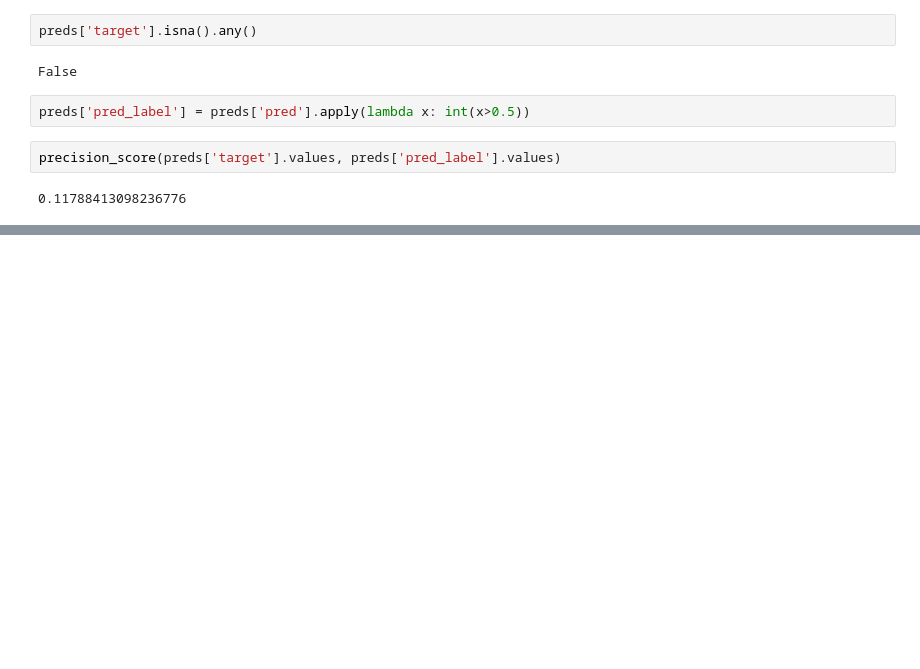
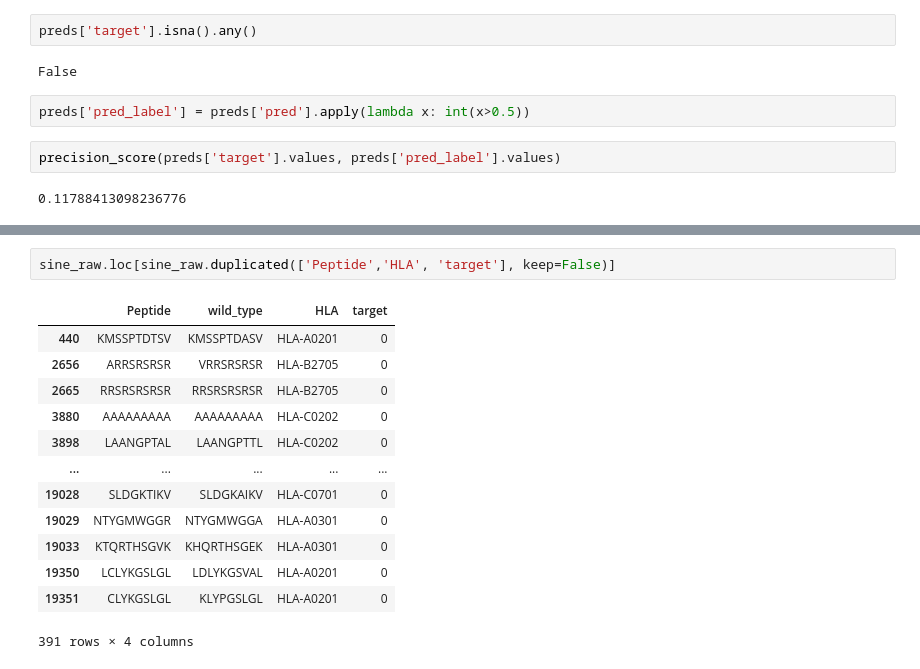
Before and after one commit to richieYT-wan/cedar, a Jupyter notebook: notebook/230724_TrainDataPruning.ipynb, the cells around one changed output, grey strips where cells are left out. Saved outputs shown, nothing was run; the diff lists cells and outputs as text; blank space fills up the shorter version.

```diff
--- a/notebook/230724_TrainDataPruning.ipynb
+++ b/notebook/230724_TrainDataPruning.ipynb
@@ -946,0 +957,16 @@ precision_score(preds['target'].values, preds['pred_label'].values)
+# %%
+sine_raw.loc[sine_raw.duplicated(['Peptide','HLA', 'target'], keep=False)]
+# %% [output]
+|  | Peptide | wild_type | HLA | target |
+| 440 | KMSSPTDTSV | KMSSPTDASV | HLA-A0201 | 0 |
+| 2656 | ARRSRSRSR | VRRSRSRSR | HLA-B2705 | 0 |
+| 2665 | RRSRSRSRSR | RRSRSRSRSR | HLA-B2705 | 0 |
+| 3880 | AAAAAAAAA | AAAAAAAAA | HLA-C0202 | 0 |
+| 3898 | LAANGPTAL | LAANGPTTL | HLA-C0202 | 0 |
+| ... | ... | ... | ... | ... |
+| 19028 | SLDGKTIKV | SLDGKAIKV | HLA-C0701 | 0 |
+| 19029 | NTYGMWGGR | NTYGMWGGA | HLA-A0301 | 0 |
+| 19033 | KTQRTHSGVK | KHQRTHSGEK | HLA-A0301 | 0 |
+| 19350 | LCLYKGSLGL | LDLYKGSVAL | HLA-A0201 | 0 |
+| 19351 | CLYKGSLGL | KLYPGSLGL | HLA-A0201 | 0 |
+391 rows × 4 columns
```
Also changed, not shown: parts of 12 cells of this notebook, 11 other files.
